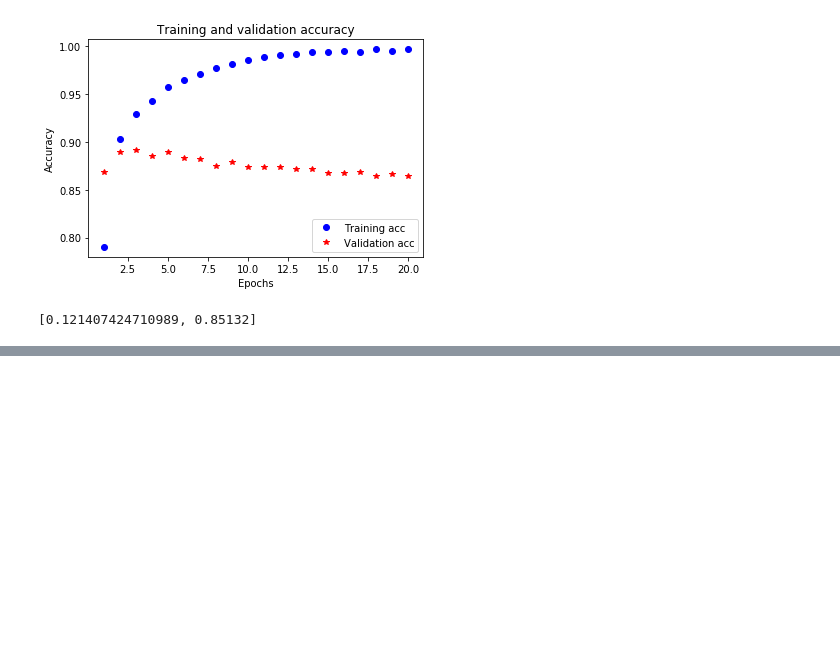
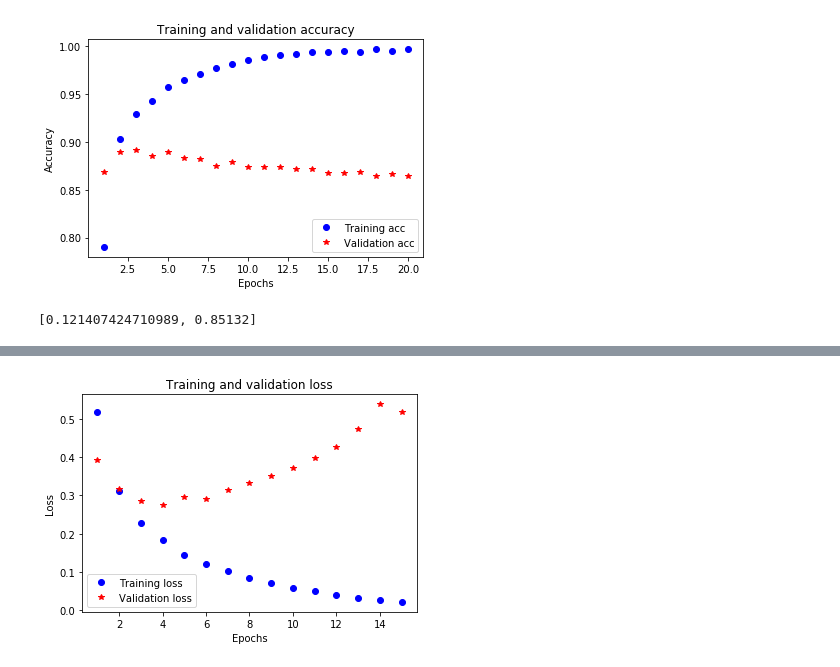
Before and after one commit to fd0livar/DL_python_tf_keras, a Jupyter notebook: Classif_binary_imdb.ipynb, the cells around one changed output, grey strips where cells are left out. Cells and saved outputs as stored; diff of their text form; code cells hidden in the pictures; blank space fills up the shorter version.

```diff
--- a/Classif_binary_imdb.ipynb
+++ b/Classif_binary_imdb.ipynb
@@ -529,0 +534,10 @@ results
+# %%
+# Original model
+model = models.Sequential()
+model.add(layers.Dense(16, activation='relu', input_shape=(10000,)))
+model.add(layers.Dense(16, activation='relu'))
+model.add(layers.Dense(1, activation='sigmoid'))
+model.compile(optimizer='rmsprop',
+              loss='binary_crossentropy',
+              metrics=['accuracy'])
+history = model.fit(partial_x_train, partial_y_train, epochs=15, batch_size=512, validation_data=(x_val, y_val))
@@ -529,0 +562,14 @@ results
+# %%
+history_dict_original = history.history
+loss_values_original = history_dict_original['loss']
+val_loss_values_original = history_dict_original['val_loss']
+epochs = range(1, len(loss_values) + 1)
+plt.plot(epochs, loss_values_original, 'bo', label='Training loss')
+plt.plot(epochs, val_loss_values_original, 'r*', label='Validation loss')
+plt.title('Training and validation loss')
+plt.xlabel('Epochs')
+plt.ylabel('Loss')
+plt.legend()
+plt.show()
+# %% [output]
+[figure, added]
```
Also changed, not shown: parts of 20 cells of this notebook.
